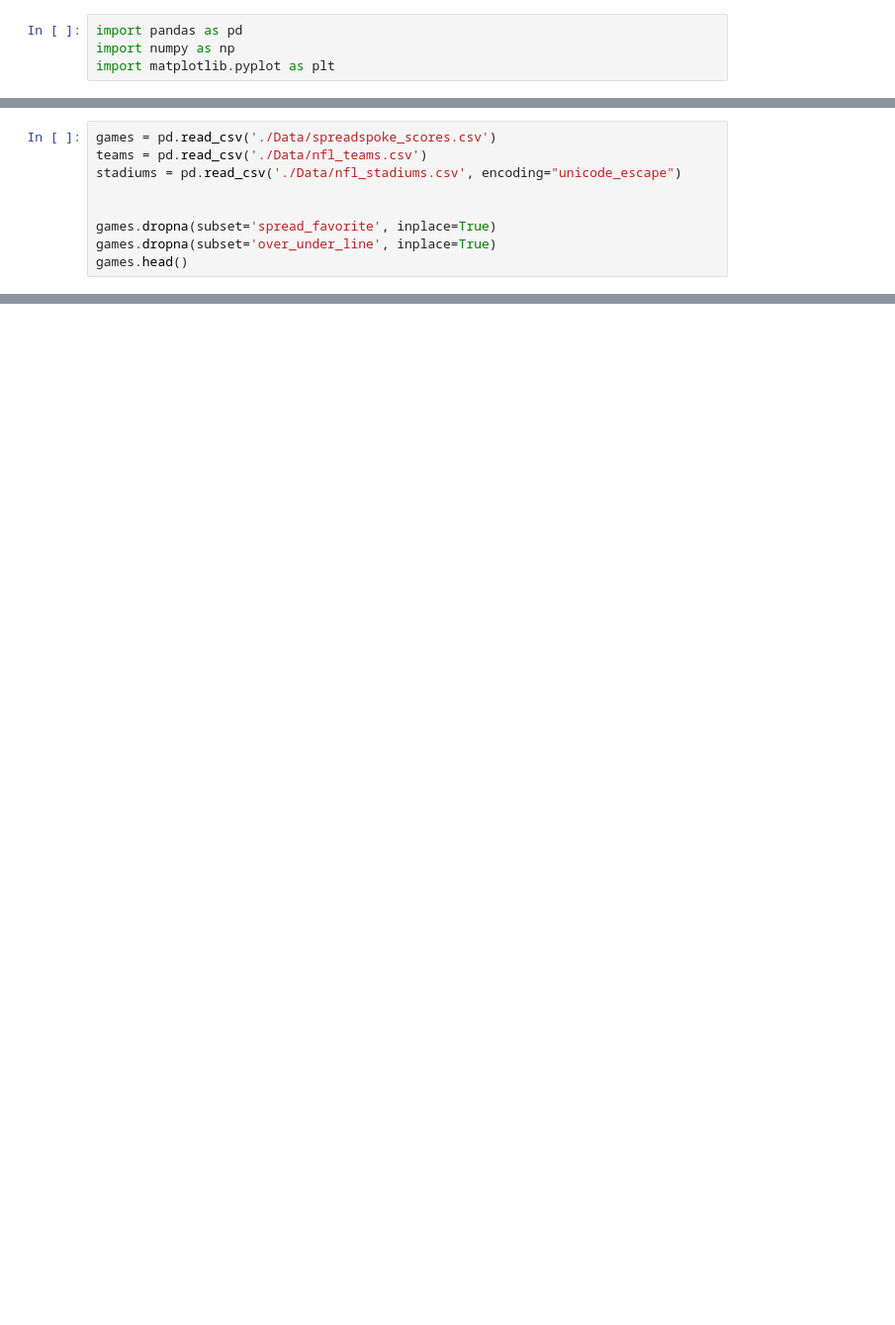
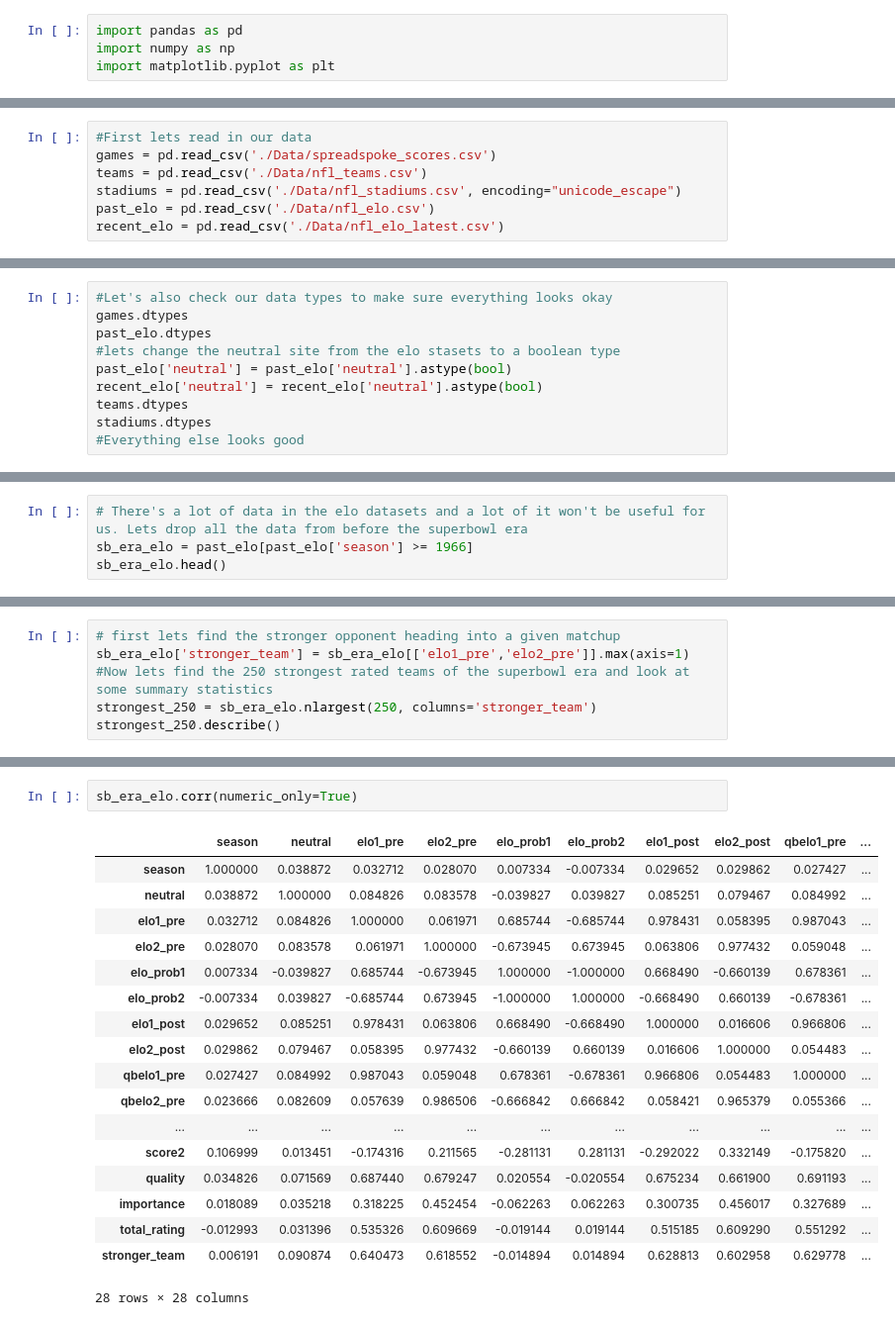
Before and after one commit to JonathanSears1/JonathanSears1.github.io, a Jupyter notebook: Beat-The-Books.ipynb, the cells around one changed output, grey strips where cells are left out. Shown at 99% size. Cells and saved outputs as stored; diff of their text form; blank space fills up the shorter version.

```diff
--- a/Beat-The-Books.ipynb
+++ b/Beat-The-Books.ipynb
@@ -31,9 +56,7 @@ First lets read in our data and drop the games without betting data, as we won't
 # %%
+#First lets read in our data
 games = pd.read_csv('./Data/spreadspoke_scores.csv')
 teams = pd.read_csv('./Data/nfl_teams.csv')
 stadiums = pd.read_csv('./Data/nfl_stadiums.csv', encoding="unicode_escape")
-
-
-games.dropna(subset='spread_favorite', inplace=True)
-games.dropna(subset='over_under_line', inplace=True)
-games.head()
+past_elo = pd.read_csv('./Data/nfl_elo.csv')
+recent_elo = pd.read_csv('./Data/nfl_elo_latest.csv')
@@ -46,0 +63,10 @@ games.head()
+# %%
+#Let's also check our data types to make sure everything looks okay
+games.dtypes
+past_elo.dtypes
+#lets change the neutral site from the elo stasets to a boolean type
+past_elo['neutral'] = past_elo['neutral'].astype(bool)
+recent_elo['neutral'] = recent_elo['neutral'].astype(bool)
+teams.dtypes
+stadiums.dtypes
+#Everything else looks good
@@ -46,0 +91,4 @@ games.head()
+# %%
+# There's a lot of data in the elo datasets and a lot of it won't be useful for us. Lets drop all the data from before the superbowl era
+sb_era_elo = past_elo[past_elo['season'] >= 1966]
+sb_era_elo.head()
@@ -96,0 +167,6 @@ Since the different colored dots are evenly distributed, it doesn't look like th
+# %%
+# first lets find the stronger opponent heading into a given matchup
+sb_era_elo['stronger_team'] = sb_era_elo[['elo1_pre','elo2_pre']].max(axis=1)
+#Now lets find the 250 strongest rated teams of the superbowl era and look at some summary statistics
+strongest_250 = sb_era_elo.nlargest(250, columns='stronger_team')
+strongest_250.describe()
@@ -96,0 +193,21 @@ Since the different colored dots are evenly distributed, it doesn't look like th
+# %%
+sb_era_elo.corr(numeric_only=True)
+# %% [output]
+|  | season | neutral | elo1_pre | elo2_pre | elo_prob1 | elo_prob2 | elo1_post | elo2_post | qbelo1_pre | ... |
+| season | 1.000000 | 0.038872 | 0.032712 | 0.028070 | 0.007334 | -0.007334 | 0.029652 | 0.029862 | 0.027427 | ... |
+| neutral | 0.038872 | 1.000000 | 0.084826 | 0.083578 | -0.039827 | 0.039827 | 0.085251 | 0.079467 | 0.084992 | ... |
+| elo1_pre | 0.032712 | 0.084826 | 1.000000 | 0.061971 | 0.685744 | -0.685744 | 0.978431 | 0.058395 | 0.987043 | ... |
+| elo2_pre | 0.028070 | 0.083578 | 0.061971 | 1.000000 | -0.673945 | 0.673945 | 0.063806 | 0.977432 | 0.059048 | ... |
+| elo_prob1 | 0.007334 | -0.039827 | 0.685744 | -0.673945 | 1.000000 | -1.000000 | 0.668490 | -0.660139 | 0.678361 | ... |
+| elo_prob2 | -0.007334 | 0.039827 | -0.685744 | 0.673945 | -1.000000 | 1.000000 | -0.668490 | 0.660139 | -0.678361 | ... |
+| elo1_post | 0.029652 | 0.085251 | 0.978431 | 0.063806 | 0.668490 | -0.668490 | 1.000000 | 0.016606 | 0.966806 | ... |
+| elo2_post | 0.029862 | 0.079467 | 0.058395 | 0.977432 | -0.660139 | 0.660139 | 0.016606 | 1.000000 | 0.054483 | ... |
+| qbelo1_pre | 0.027427 | 0.084992 | 0.987043 | 0.059048 | 0.678361 | -0.678361 | 0.966806 | 0.054483 | 1.000000 | ... |
+| qbelo2_pre | 0.023666 | 0.082609 | 0.057639 | 0.986506 | -0.666842 | 0.666842 | 0.058421 | 0.965379 | 0.055366 | ... |
+| ... | ... | ... | ... | ... | ... | ... | ... | ... | ... | ... |
+| score2 | 0.106999 | 0.013451 | -0.174316 | 0.211565 | -0.281131 | 0.281131 | -0.292022 | 0.332149 | -0.175820 | ... |
+| quality | 0.034826 | 0.071569 | 0.687440 | 0.679247 | 0.020554 | -0.020554 | 0.675234 | 0.661900 | 0.691193 | ... |
+| importance | 0.018089 | 0.035218 | 0.318225 | 0.452454 | -0.062263 | 0.062263 | 0.300735 | 0.456017 | 0.327689 | ... |
+| total_rating | -0.012993 | 0.031396 | 0.535326 | 0.609669 | -0.019144 | 0.019144 | 0.515185 | 0.609290 | 0.551292 | ... |
+| stronger_team | 0.006191 | 0.090874 | 0.640473 | 0.618552 | -0.014894 | 0.014894 | 0.628813 | 0.602958 | 0.629778 | ... |
+28 rows × 28 columns
```
Also changed, not shown: parts of 34 cells of this notebook, 1 other file.
